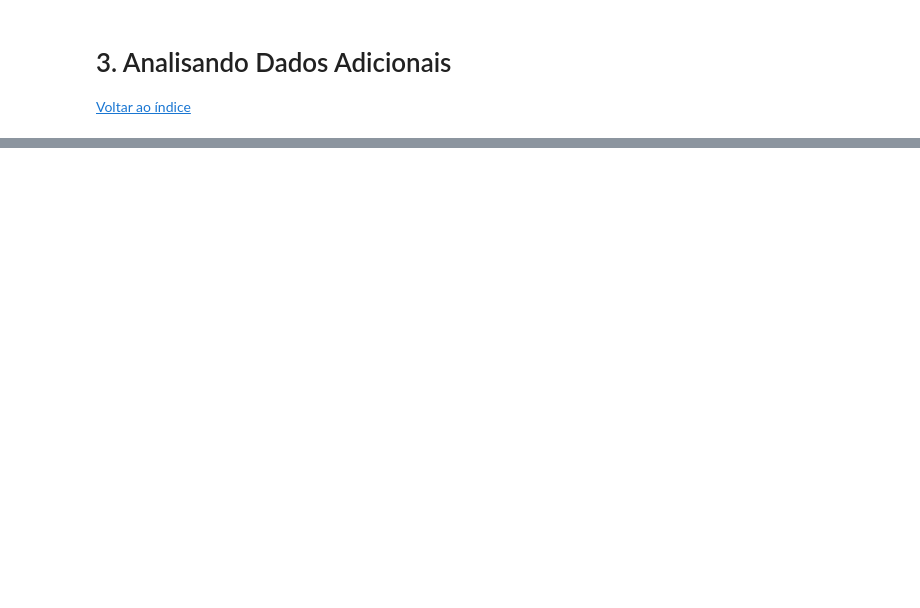
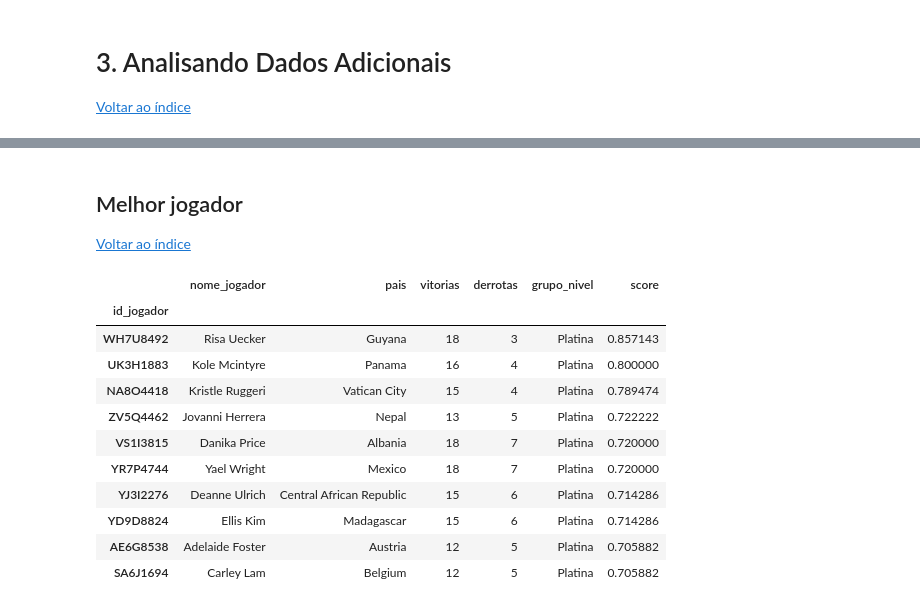
Before and after one commit to ArakakiB/Classificando_jogadores_por_nivel, a Jupyter notebook: Classificando_jogadores_por_nivel.ipynb, the cells around one changed output, grey strips where cells are left out. Drawn from its saved outputs; the diff is of its cells as text; code cells hidden in the pictures; blank space fills up the shorter version.

```diff
--- a/Classificando_jogadores_por_nivel.ipynb
+++ b/Classificando_jogadores_por_nivel.ipynb
@@ -973,0 +1033,25 @@ fig.show()
+# %%
+# Aproveitando que já atribui o score,
+# vamos pegar a partir do dataframe de cima e só separar os platinas e ordena-los do maior para o menor
+platina_score = df_jogadores.loc[df_jogadores['grupo_nivel'] == 'Platina'].sort_values('score', ascending=False)
+# %% [markdown]
+<a name="MELHORJOGADOR"></a>
+<h2>Melhor jogador</h2>
+<a href='#TOPO'>Voltar ao índice</a>
+# %%
+# Aqui podemos ver que o jogador com melhor score é o(a) Risa Uecker com 85,71% de aproveitamento
+# Apenas 2 jogadores tiveram 80% ou mais de aproveitamento
+platina_score.head(10)  # Mostrando os 10 primeiros
+# %% [output]
+|  | nome_jogador | pais | vitorias | derrotas | grupo_nivel | score |
+| id_jogador |  |  |  |  |  |  |
+| WH7U8492 | Risa Uecker | Guyana | 18 | 3 | Platina | 0.857143 |
+| UK3H1883 | Kole Mcintyre | Panama | 16 | 4 | Platina | 0.800000 |
+| NA8O4418 | Kristle Ruggeri | Vatican City | 15 | 4 | Platina | 0.789474 |
+| ZV5Q4462 | Jovanni Herrera | Nepal | 13 | 5 | Platina | 0.722222 |
+| VS1I3815 | Danika Price | Albania | 18 | 7 | Platina | 0.720000 |
+| YR7P4744 | Yael Wright | Mexico | 18 | 7 | Platina | 0.720000 |
+| YJ3I2276 | Deanne Ulrich | Central African Republic | 15 | 6 | Platina | 0.714286 |
+| YD9D8824 | Ellis Kim | Madagascar | 15 | 6 | Platina | 0.714286 |
+| AE6G8538 | Adelaide Foster | Austria | 12 | 5 | Platina | 0.705882 |
+| SA6J1694 | Carley Lam | Belgium | 12 | 5 | Platina | 0.705882 |
```
Also changed, not shown: parts of 46 cells of this notebook.
